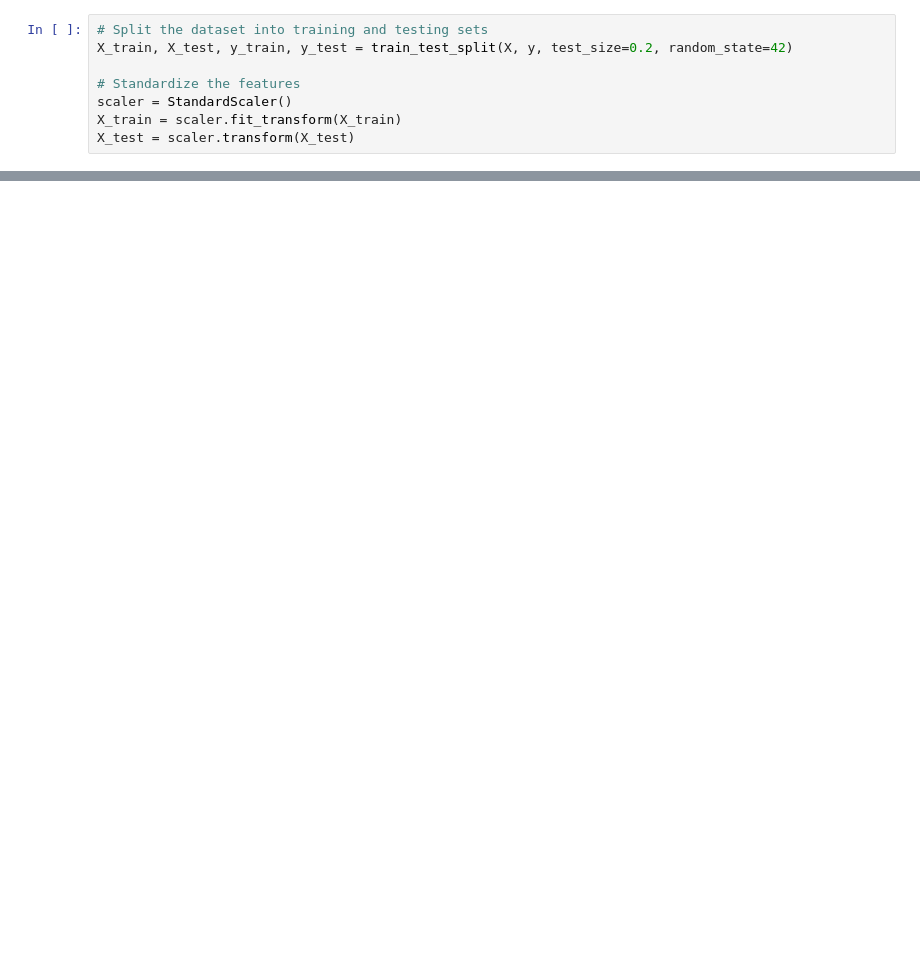
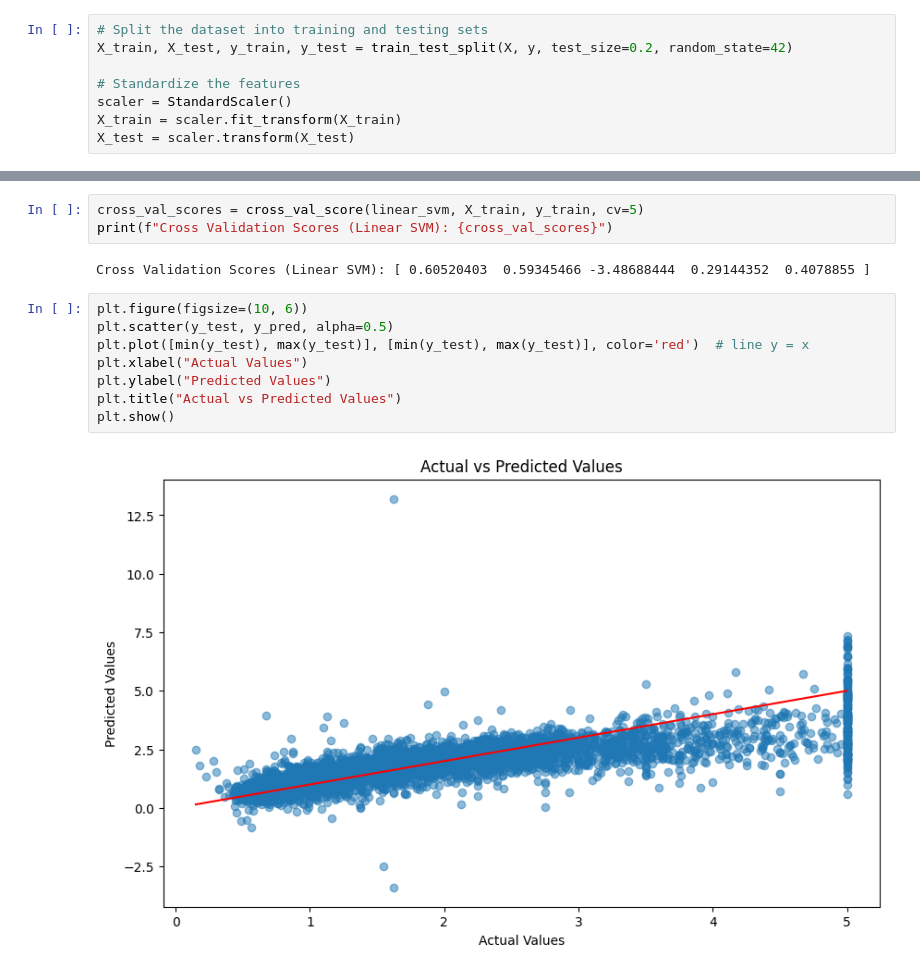
Before and after one commit to stephenjera/coding-tutorials, a Jupyter notebook: python-tutorials/Machine_Learning/T05_Support_Vector_Machines/svm.ipynb, the cells around one changed output, grey strips where cells are left out. Saved outputs shown, nothing was run; the diff lists cells and outputs as text; blank space fills up the shorter version.

```diff
--- a/python-tutorials/Machine_Learning/T05_Support_Vector_Machines/svm.ipynb
+++ b/python-tutorials/Machine_Learning/T05_Support_Vector_Machines/svm.ipynb
@@ -55,0 +51,15 @@ Mean Squared Error (Linear SVM): 0.5792224848666966
+# %%
+cross_val_scores = cross_val_score(linear_svm, X_train, y_train, cv=5)
+print(f"Cross Validation Scores (Linear SVM): {cross_val_scores}")
+# %% [output]
+Cross Validation Scores (Linear SVM): [ 0.60520403  0.59345466 -3.48688444  0.29144352  0.4078855 ]
+# %%
+plt.figure(figsize=(10, 6))
+plt.scatter(y_test, y_pred, alpha=0.5)
+plt.plot([min(y_test), max(y_test)], [min(y_test), max(y_test)], color='red')  # line y = x
+plt.xlabel("Actual Values")
+plt.ylabel("Predicted Values")
+plt.title("Actual vs Predicted Values")
+plt.show()
+# %% [output]
+[figure, added]
```
Also changed, not shown: parts of 7 cells of this notebook.
